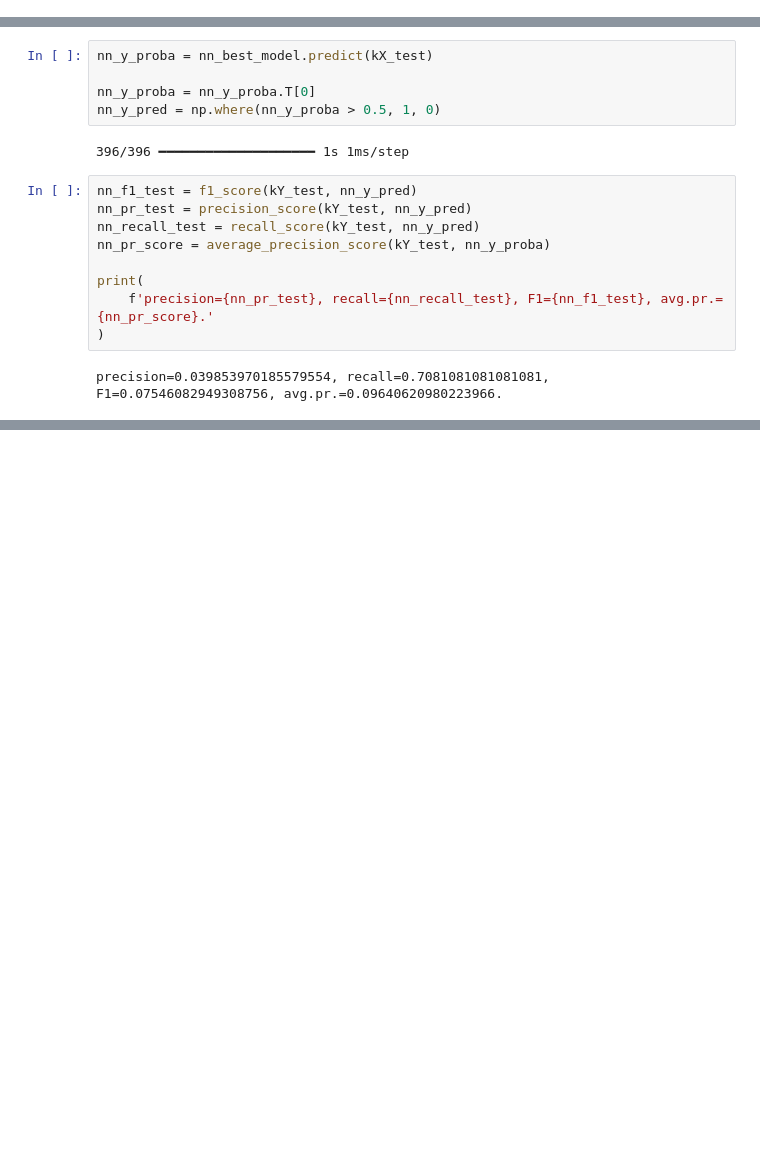
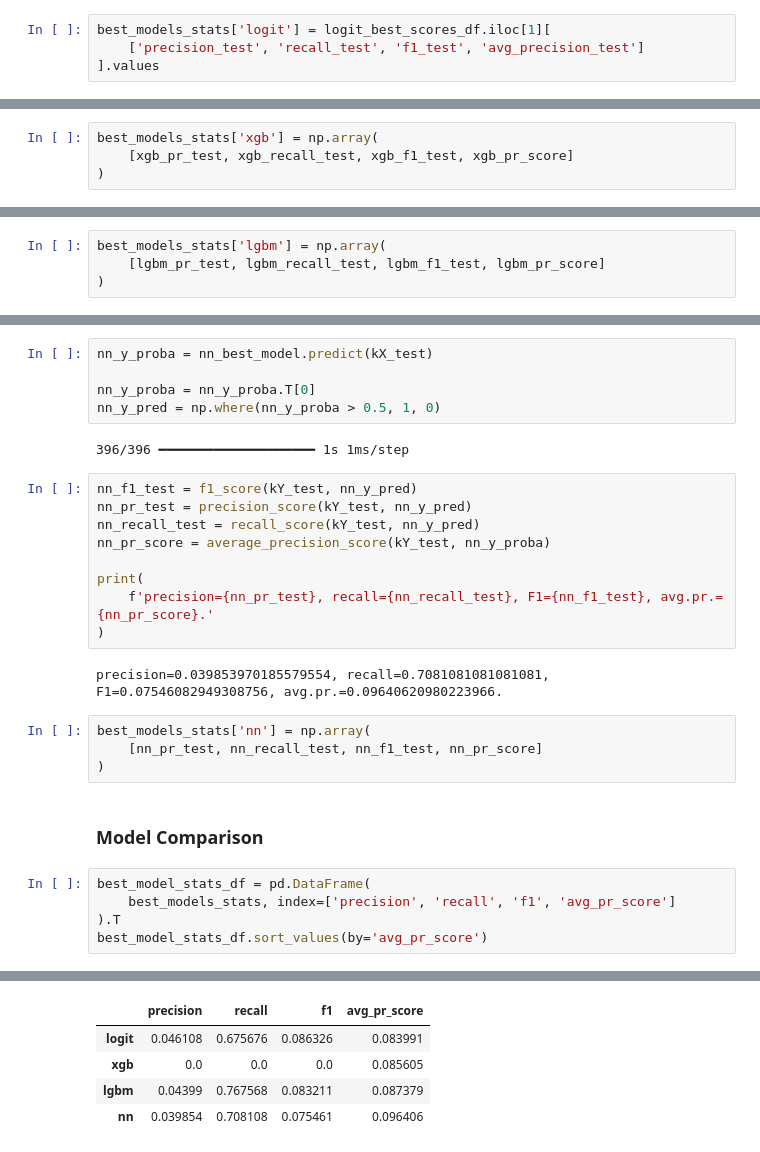
Before and after one commit to AndreiShelest/ML_travel_insurance, a Jupyter notebook: notebooks/report.ipynb, the cells around one changed output, grey strips where cells are left out. Drawn from its saved outputs; the diff is of its cells as text; blank space fills up the shorter version.

```diff
--- a/notebooks/report.ipynb
+++ b/notebooks/report.ipynb
@@ -407,6 +409,10 @@ print(f'Test pr score: {logit_pr_score}')
 # %% [output]
 L2 C=2.0
 Test pr score: 0.08399068613900777
+# %%
+best_models_stats['logit'] = logit_best_scores_df.iloc[1][
+    ['precision_test', 'recall_test', 'f1_test', 'avg_precision_test']
+].values
 # %% [markdown]
 ### xgboost
 # %% [markdown]
@@ -465,6 +471,10 @@ print(
                                _warn_prf(average, modifier, f"{metric.capitalize()} is",
                              len(result))
 precision=0.0, recall=0.0, F1=0.0, avg.pr.=0.08560482917994731.
+# %%
+best_models_stats['xgb'] = np.array(
+    [xgb_pr_test, xgb_recall_test, xgb_f1_test, xgb_pr_score]
+)
 # %% [markdown]
 ### lgbm
 # %% [markdown]
@@ -519,6 +529,10 @@ print(
 )
 # %% [output]
 precision=0.04399008674101611, recall=0.7675675675675676, F1=0.08321125109874011, avg.pr.=0.08737855163022473.
+# %%
+best_models_stats['lgbm'] = np.array(
+    [lgbm_pr_test, lgbm_recall_test, lgbm_f1_test, lgbm_pr_score]
+)
 # %% [markdown]
 #### Neural Network
 # %% [markdown]
@@ -595,3 +609,15 @@ print(
 )
 # %% [output]
 precision=0.039853970185579554, recall=0.7081081081081081, F1=0.07546082949308756, avg.pr.=0.09640620980223966.
+# %%
+best_models_stats['nn'] = np.array(
+    [nn_pr_test, nn_recall_test, nn_f1_test, nn_pr_score]
+)
+# %% [markdown]
+### Model Comparison
+# %%
+best_model_stats_df = pd.DataFrame(
+    best_models_stats, index=['precision', 'recall', 'f1', 'avg_pr_score']
+).T
+best_model_stats_df.sort_values(by='avg_pr_score')
+# %% [output]
@@ -597,0 +625,5 @@ precision=0.039853970185579554, recall=0.7081081081081081, F1=0.0754608294930875
+|  | precision | recall | f1 | avg_pr_score |
+| logit | 0.046108 | 0.675676 | 0.086326 | 0.083991 |
+| xgb | 0.0 | 0.0 | 0.0 | 0.085605 |
+| lgbm | 0.04399 | 0.767568 | 0.083211 | 0.087379 |
+| nn | 0.039854 | 0.708108 | 0.075461 | 0.096406 |
```
Also changed, not shown: parts of 13 cells of this notebook, 4 other files.
